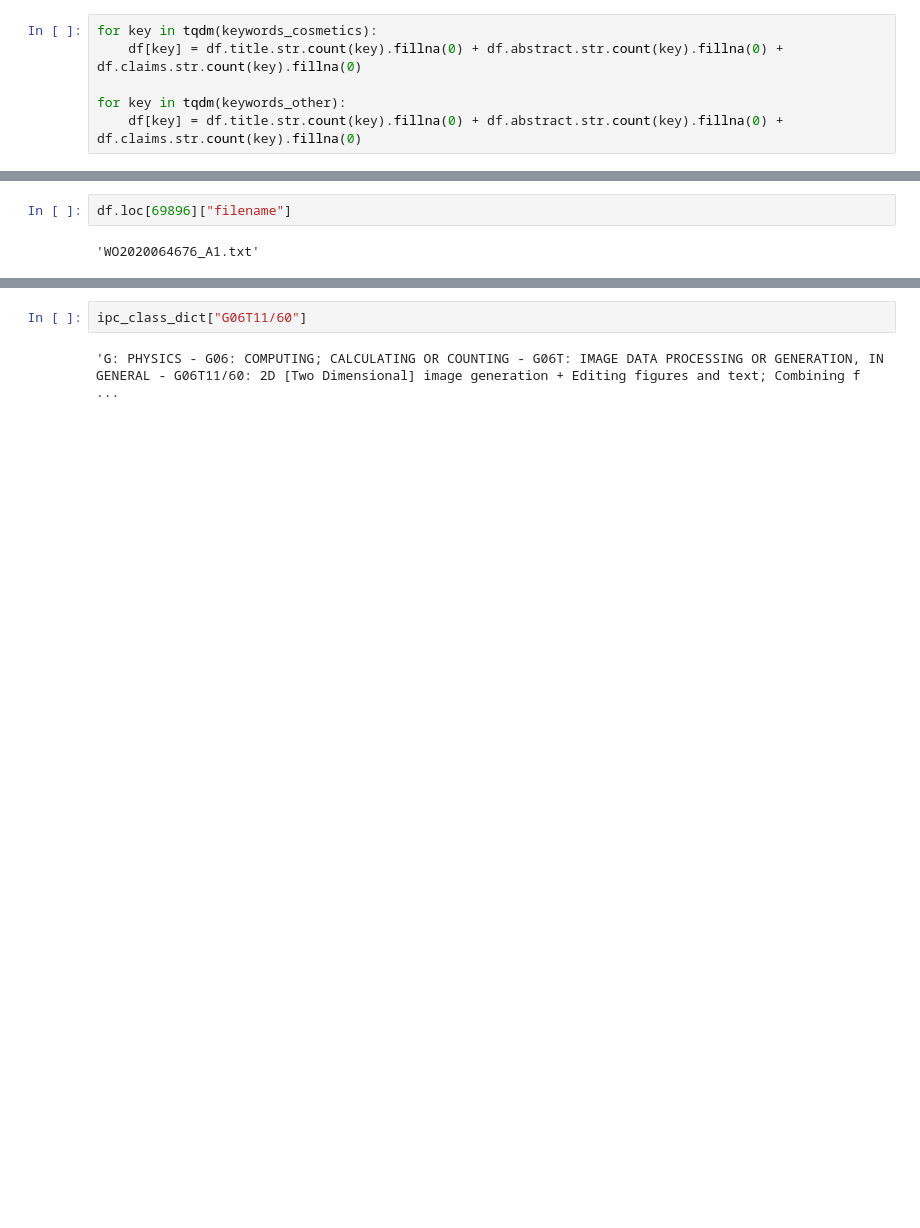
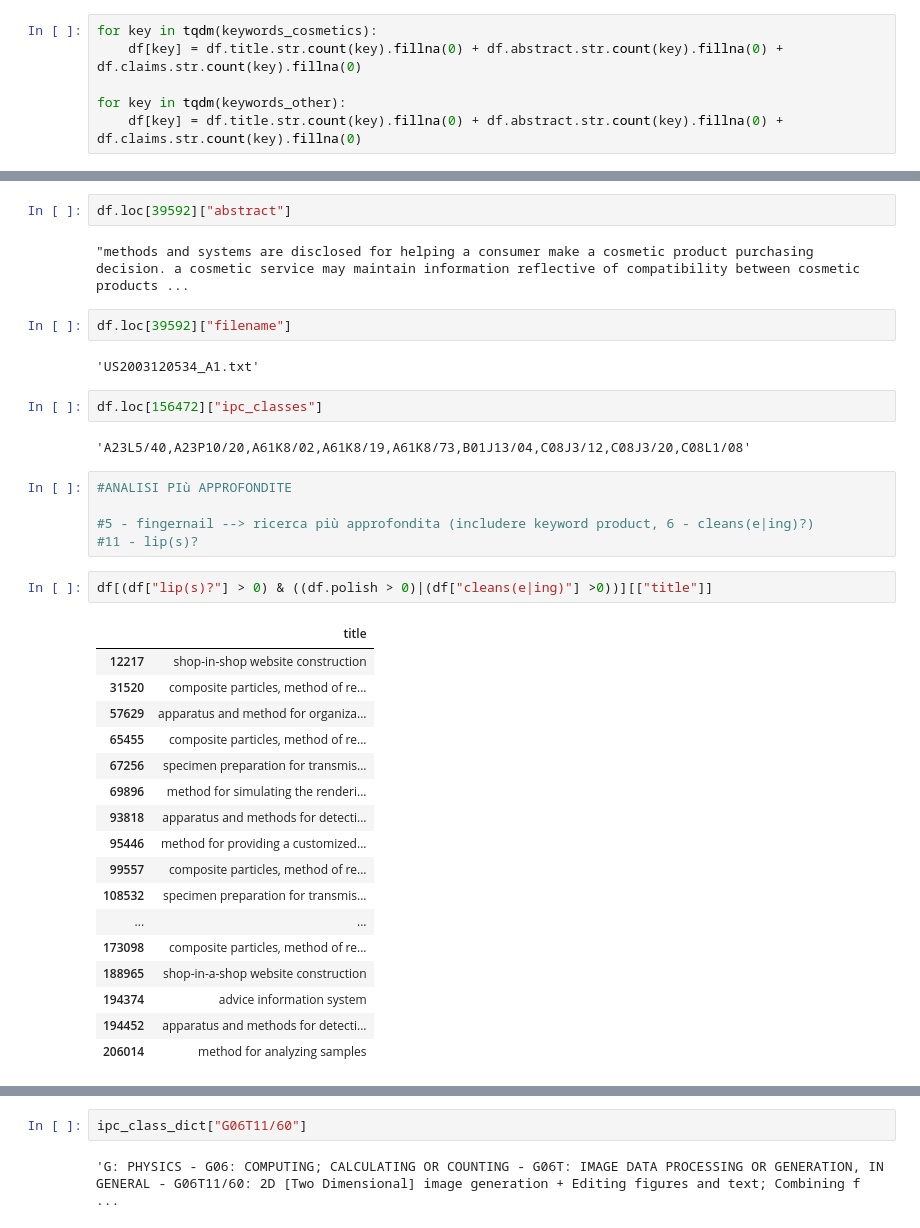
Before and after one commit to cri98li/Strategic-and-Competitive-Inteligence-project-UNIPI, a Jupyter notebook: 2a deadline/Step 5 v2.ipynb, the cells around one changed output, grey strips where cells are left out. Cells and saved outputs as stored; diff of their text form; blank space fills up the shorter version.

```diff
--- a/2a deadline/Step 5 v2.ipynb
+++ b/2a deadline/Step 5 v2.ipynb
@@ -123,4 +193,37 @@ df.sort_values(by=["skin care"], ascending=False)[keywords_cosmetics].head(20)
 # %%
-df.loc[69896]["filename"]
+df.loc[39592]["abstract"]
 # %% [output]
-'WO2020064676_A1.txt'
+"methods and systems are disclosed for helping a consumer make a cosmetic product purchasing decision. a cosmetic service may maintain information reflective of compatibility between cosmetic products ...
+# %%
+df.loc[39592]["filename"]
+# %% [output]
+'US2003120534_A1.txt'
+# %%
+df.loc[156472]["ipc_classes"]
+# %% [output]
+'A23L5/40,A23P10/20,A61K8/02,A61K8/19,A61K8/73,B01J13/04,C08J3/12,C08J3/20,C08L1/08'
+# %%
+#ANALISI PIù APPROFONDITE
+
+#5 - fingernail --> ricerca più approfondita (includere keyword product, 6 - cleans(e|ing)?)
+#11 - lip(s)?
+# %%
+df[(df["lip(s)?"] > 0) & ((df.polish > 0)|(df["cleans(e|ing)"] >0))][["title"]]
+# %% [output]
+|  | title |
+| 12217 | shop-in-shop website construction |
+| 31520 | composite particles, method of re... |
+| 57629 | apparatus and method for organiza... |
+| 65455 | composite particles, method of re... |
+| 67256 | specimen preparation for transmis... |
+| 69896 | method for simulating the renderi... |
+| 93818 | apparatus and methods for detecti... |
+| 95446 | method for providing a customized... |
+| 99557 | composite particles, method of re... |
+| 108532 | specimen preparation for transmis... |
+| ... | ... |
+| 173098 | composite particles, method of re... |
+| 188965 | shop-in-a-shop website construction |
+| 194374 | advice information system |
+| 194452 | apparatus and methods for detecti... |
+| 206014 | method for analyzing samples |
```
Also changed, not shown: parts of 25 cells of this notebook, 5 other files.
